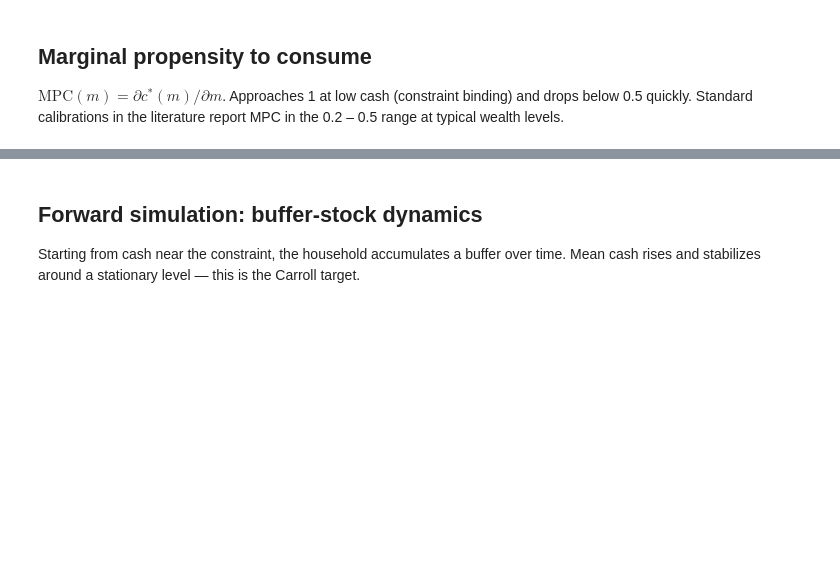
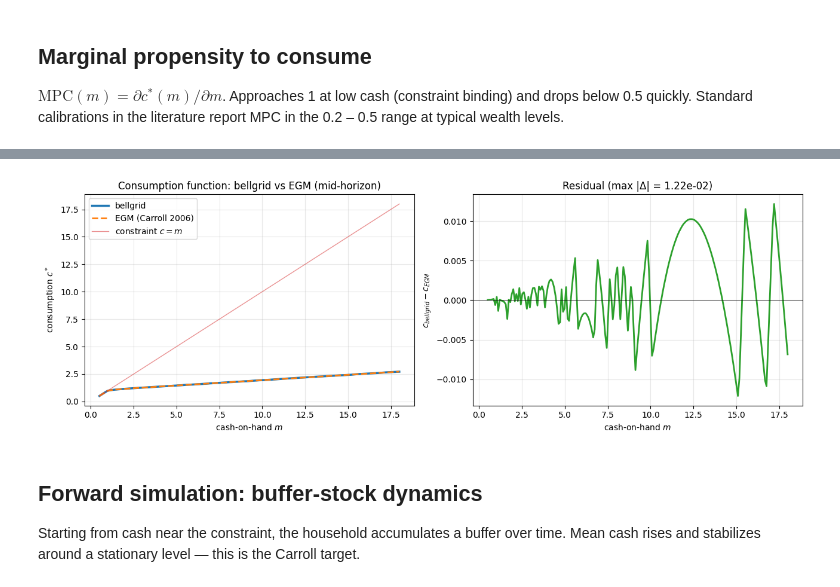
Before and after one commit to tbb300/bellgrid, a Jupyter notebook: examples/02_carroll_deaton/carroll_deaton.ipynb, the cells around one changed output, grey strips where cells are left out. Drawn from its saved outputs; the diff is of its cells as text; code cells hidden in the pictures; blank space fills up the shorter version.

```diff
--- a/examples/02_carroll_deaton/carroll_deaton.ipynb
+++ b/examples/02_carroll_deaton/carroll_deaton.ipynb
@@ -146,3 +181,76 @@ plt.show()
+# %%
+def egm_carroll_deaton(gamma, R, beta, mu_y, sigma_y, T, n_a=400, a_max=30.0, n_quad=7):
+    """Endogenous Grid Method for Carroll/Deaton with i.i.d. Normal income."""
+    # Income shock quadrature (GH on the standard normal, scaled)
+    raw_z, raw_w = np.polynomial.hermite_e.hermegauss(n_quad)
+    w_quad = raw_w / np.sqrt(2 * np.pi)
+    y_nodes = mu_y + sigma_y * raw_z
+
+    # Post-decision wealth grid, denser near zero
+    a_grid = np.geomspace(1e-4, a_max, n_a)
+
+    # Terminal policy: c_T(m) = m (consume all at expiry).
+    m_endo = np.linspace(0.0, 50.0, 500)
+    c_endo = m_endo.copy()
+
+    policies = [None] * (T + 1)
+    policies[T] = (m_endo, c_endo)
+
+    for t in range(T - 1, -1, -1):
+        m_next, c_next = policies[t + 1]
+        m_implied = np.zeros(n_a)
+        c_implied = np.zeros(n_a)
+        for i, a in enumerate(a_grid):
+            # Next-period m under each shock realization
+            m_realizations = R * a + y_nodes  # shape (n_quad,)
+            # Interpolate next-period consumption (flat extrapolation past edges)
+            c_realizations = np.interp(m_realizations, m_next, c_next)
+            # u'(c) = c^(-gamma), then expected marginal utility
+            E_up_next = (w_quad * c_realizations ** (-gamma)).sum()
+            c_t = (beta * R * E_up_next) ** (-1.0 / gamma)
+            m_implied[i] = c_t + a
+            c_implied[i] = c_t
+
+        # Prepend (0, 0) so linear interp gives c = m in the constraint region
+        # (at a = 0 we have c = m, and below that threshold the agent is
+        # constrained and consumes all of cash).
+        m_full = np.concatenate(([0.0], m_implied))
+        c_full = np.concatenate(([0.0], np.minimum(c_implied, m_implied)))
+        policies[t] = (m_full, c_full)
+
+    return policies
+
+
+def egm_consumption(policies, t, m_query):
+    m_endo, c_endo = policies[t]
+    c = np.interp(m_query, m_endo, c_endo)
+    return np.minimum(c, m_query)
+
+
+egm_policies = egm_carroll_deaton(gamma, R, beta, mu_y, sigma_y, T)
+c_egm = egm_consumption(egm_policies, T // 2, cash_np)
+
+fig, (ax1, ax2) = plt.subplots(1, 2, figsize=(13, 4.5))
+ax1.plot(cash_np, consume, lw=2.5, label="bellgrid")
+ax1.plot(cash_np, c_egm, ls="--", lw=2, label="EGM (Carroll 2006)")
+ax1.plot(cash_np, cash_np, color="C3", lw=1, alpha=0.5, label="constraint $c = m$")
+ax1.set_xlabel("cash-on-hand $m$")
+ax1.set_ylabel("consumption $c^*$")
+ax1.set_title("Consumption function: bellgrid vs EGM (mid-horizon)")
+ax1.legend()
+ax1.grid(alpha=0.3)
+
+residual = consume - c_egm
+ax2.plot(cash_np, residual, lw=2, color="C2")
+ax2.axhline(0.0, color="black", lw=0.5)
+ax2.set_xlabel("cash-on-hand $m$")
+ax2.set_ylabel("$c_{bellgrid} - c_{EGM}$")
+ax2.set_title(f"Residual (max |Δ| = {np.abs(residual).max():.2e})")
+ax2.grid(alpha=0.3)
+plt.tight_layout()
+plt.show()
+# %% [output]
+[figure, added]
 # %% [markdown]
 ## Forward simulation: buffer-stock dynamics
 
```
Also changed, not shown: parts of 4 cells of this notebook, 1 other file.
